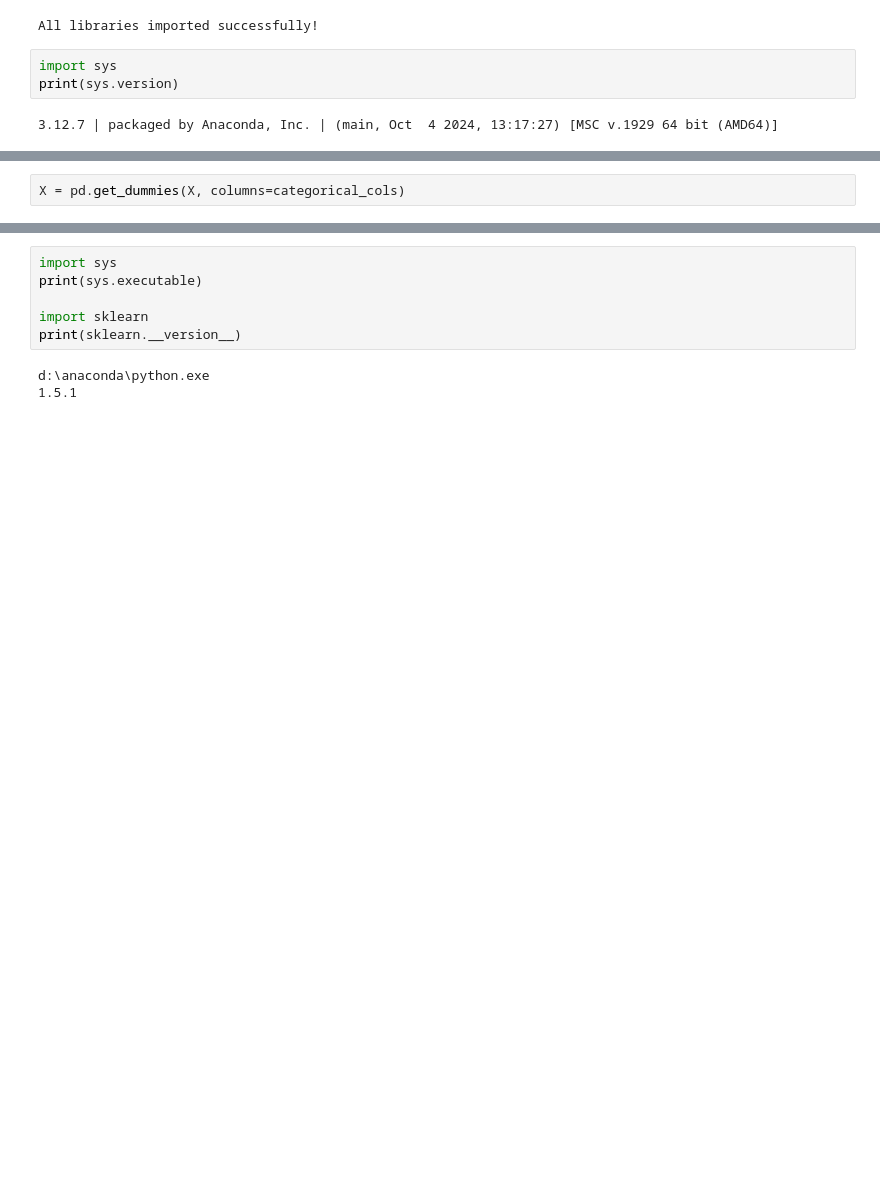
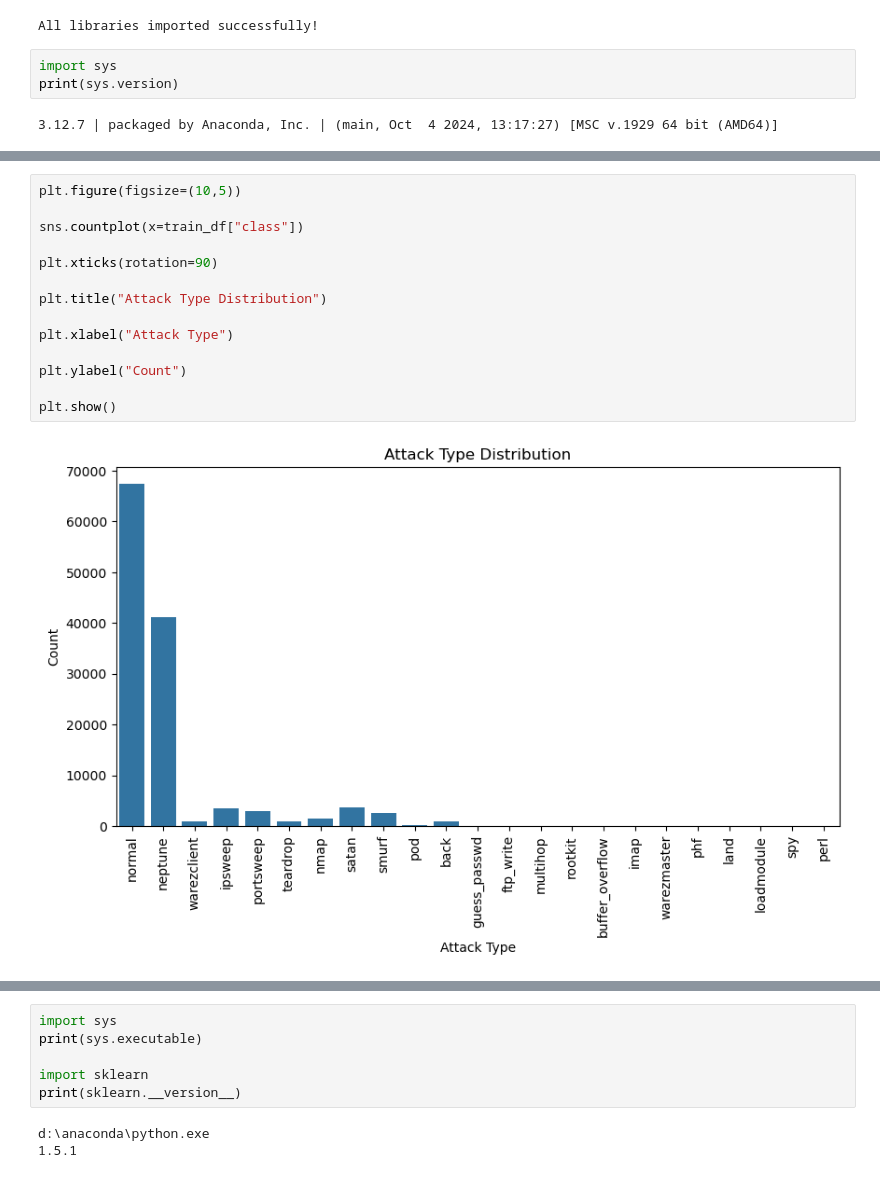
Before and after one commit to DEVIN-003/CYBER-SHIELD, a Jupyter notebook: notebooks/01_Data_Loading.ipynb, the cells around one changed output, grey strips where cells are left out. Saved outputs shown, nothing was run; the diff lists cells and outputs as text; blank space fills up the shorter version.

```diff
--- a/notebooks/01_Data_Loading.ipynb
+++ b/notebooks/01_Data_Loading.ipynb
@@ -62,3 +102,17 @@ categorical_cols = ["protocol_type", "service", "flag"]
 # %%
-X = pd.get_dummies(X, columns=categorical_cols)
+plt.figure(figsize=(10,5))
+
+sns.countplot(x=train_df["class"])
+
+plt.xticks(rotation=90)
+
+plt.title("Attack Type Distribution")
+
+plt.xlabel("Attack Type")
+
+plt.ylabel("Count")
+
+plt.show()
+# %% [output]
+[figure, added]
 # %%
```
Also changed, not shown: parts of 19 cells of this notebook, 14 other files.
